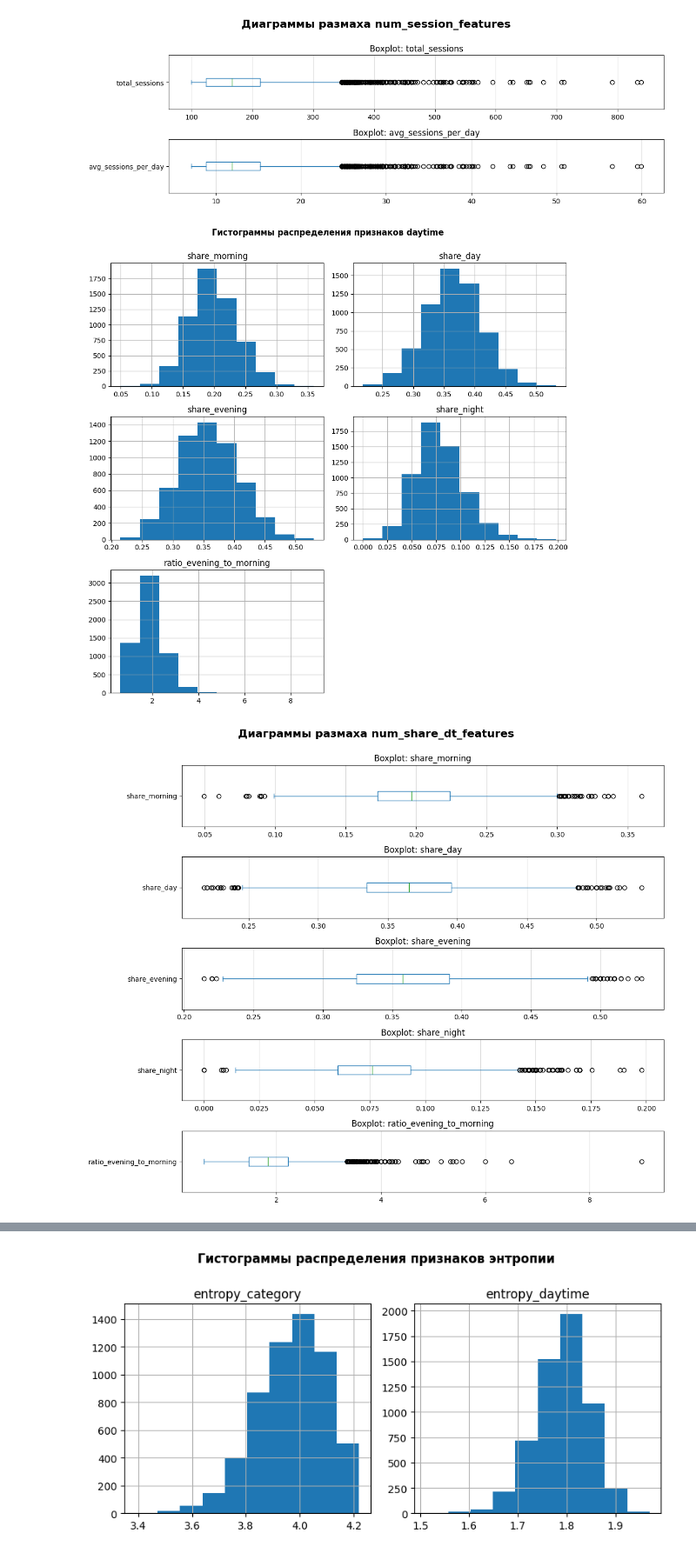
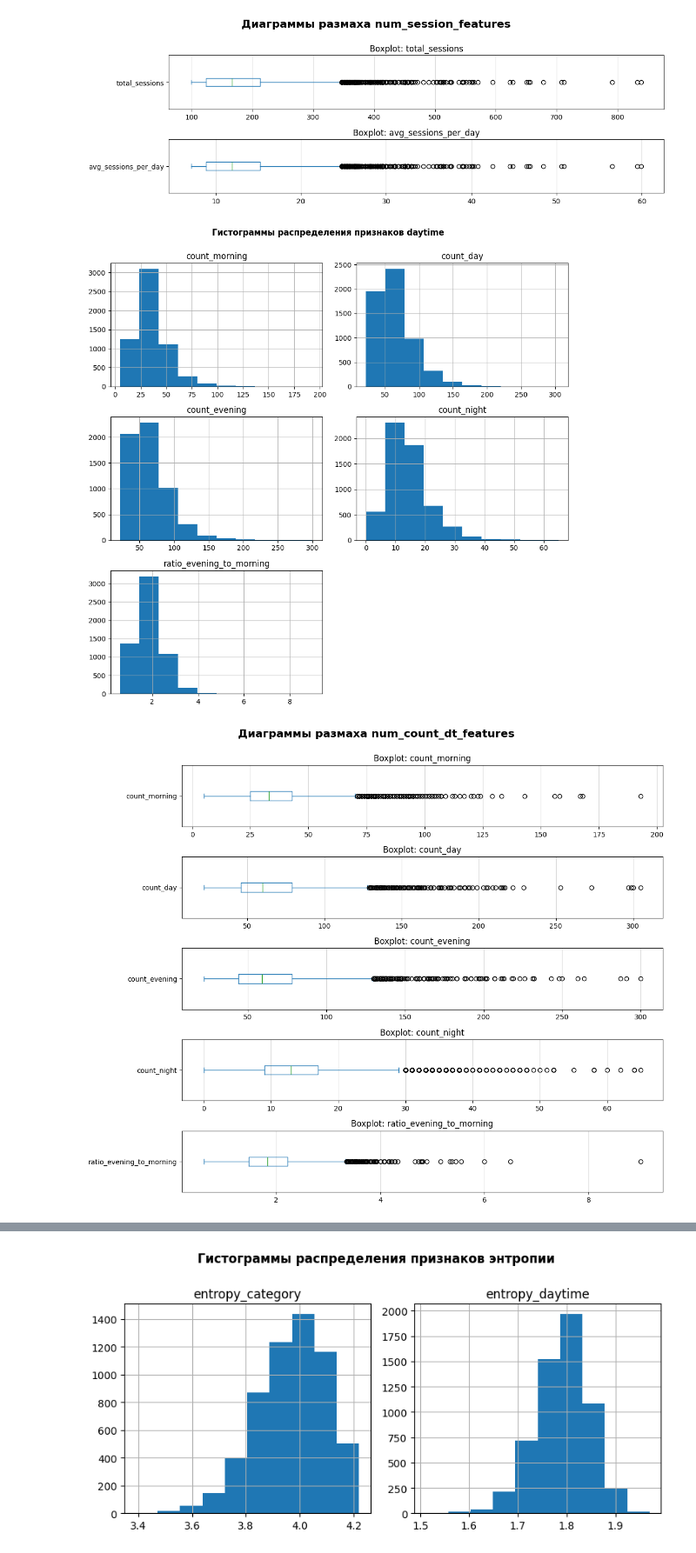
Before and after one commit to TemaQDX/project_module_03_yeti, a Jupyter notebook: project_module_03_yeti_Artem_Burov.ipynb, the cells around one changed output, grey strips where cells are left out. Shown at 87% size. Saved outputs shown, nothing was run; the diff lists cells and outputs as text; code cells hidden in the pictures.

```diff
--- a/project_module_03_yeti_Artem_Burov.ipynb
+++ b/project_module_03_yeti_Artem_Burov.ipynb
@@ -1000,3 +997,29 @@ num_entropy_features = ['entropy_category','entropy_daytime']
+# %%
+num_session_features = ['total_sessions', 'avg_sessions_per_day']
+num_count_dt_features = ['count_morning', 'count_day', 'count_evening', 'count_night', 'ratio_evening_to_morning']
+num_count_category = [
+ 'count_cat_category_01',
+ 'count_cat_category_02',
+ 'count_cat_category_03',
+ 'count_cat_category_04',
+ 'count_cat_category_05',
+ 'count_cat_category_06',
+ 'count_cat_category_07',
+ 'count_cat_category_08',
+ 'count_cat_category_09',
+ 'count_cat_category_10',
+ 'count_cat_category_11',
+ 'count_cat_category_12',
+ 'count_cat_category_13',
+ 'count_cat_category_14',
+ 'count_cat_category_15',
+ 'count_cat_category_16',
+ 'count_cat_category_17',
+ 'count_cat_category_18',
+ 'count_cat_category_19',
+ 'count_cat_category_20'
+]
+num_entropy_features = ['entropy_category','entropy_daytime']
 # %%
 # Посмотрим на количественные признаки них на графиках.
 df_users_logs[num_session_features].hist(figsize=(10, 4))
@@ -1010,14 +1033,14 @@ boxplot_chart(df_users_logs, num_session_features, diagram_name='Диаграм
 [figure]
 # %%
 # Посмотрим на количественные признаки них на графиках.
-df_users_logs[num_share_dt_features].hist(figsize=(10, 10))
+df_users_logs[num_count_dt_features].hist(figsize=(10, 10))
 plt.suptitle('Гистограммы распределения признаков daytime', fontsize=12, fontweight='bold')
 plt.tight_layout(rect=[0, 0, 1, 0.98])
 plt.show()
 
-boxplot_chart(df_users_logs, num_share_dt_features, diagram_name='Диаграммы размаха num_share_dt_features')
+boxplot_chart(df_users_logs, num_count_dt_features, diagram_name='Диаграммы размаха num_count_dt_features')
 # %% [output]
-[figure, old version]
+[figure, new version]
-[figure, old version]
+[figure, new version]
 # %%
 # Посмотрим на количественные признаки них на графиках.
```
Also changed, not shown: parts of 31 cells of this notebook.
